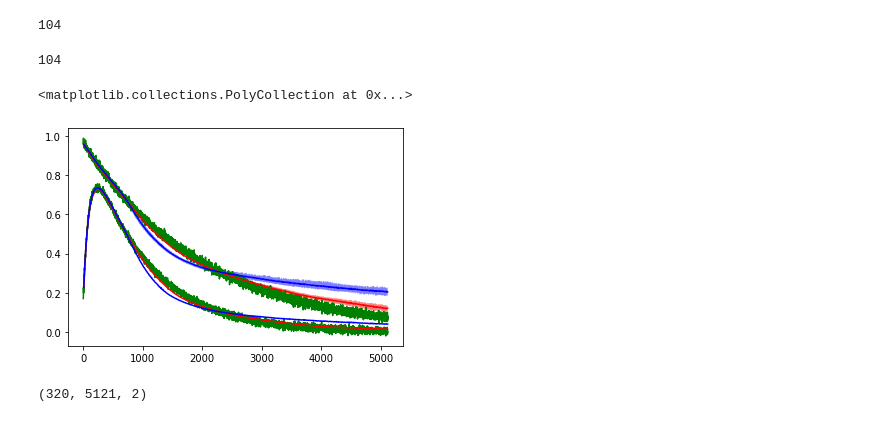
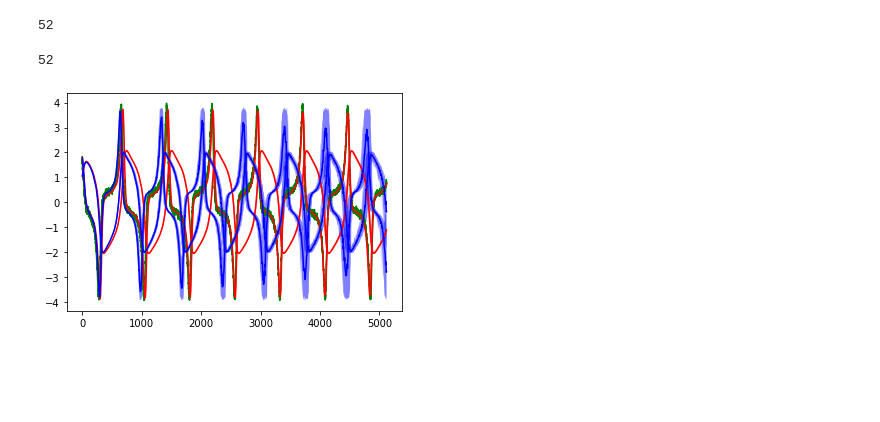
Before and after one commit to KatieJ16/ensemble_HiSTs, a Jupyter notebook: scripts/multiscale_HiTS_exp/Fig3.ipynb, the cells around one changed output. Drawn from its saved outputs; the diff is of its cells as text; code cells hidden in the pictures; blank space fills up the shorter version.

Commit message:
updating figure files

```diff
--- a/scripts/multiscale_HiTS_exp/Fig3.ipynb
+++ b/scripts/multiscale_HiTS_exp/Fig3.ipynb
@@ -83,17 +117,17 @@ def predict_random_combo(model_depends, models_original, test_data, timesteps =
     return y_pred_list_depends, y_pred_list_original, mse_depends, mse_original, t_list
 #===========================================================================================================
 # %%
-data_system = 'hyperbolic'
+data_system = 'VanDerPol'#'hyperbolic'
 
-system = 'hyperbolic'#400'
-noise = 0.1
-smallest_step = 8
-step_sizes = [8, 16, 32]
+system = 'VanDerPol'#'hyperbolic'#400'
+noise = 0.05
+smallest_step = 4#8
+step_sizes = [4, 8, 16]#[8, 16, 32]
 dt = 0.01
 
 num_lines = 500
 
-letter = 'b'
+letter = 'a'#'b'
 # noise_list = [0.0, 0.05, 0.1,0.2,  0.4, 0.8]
 
 # paths
@@ -246,15 +277,31 @@ for step_size in model_depends.step_sizes:
 to_plot = False
 timesteps = test_data.shape[1] - 1
 
-y_pred_list_depends = []
-y_pred_list_original= []
-t_list_list = []
+# y_pred_list_depends = []
+# y_pred_list_original= []
+# t_list_list = []
+
+mse_list_depends = list()
+mse_list_original = list()
+t_list_list = list()
+path_list = list()
+y_pred_list_depends = list()
+y_pred_list_original = list()
 #train all the random lines of both models
 for i in range(100):
 
-    y_preds_random_depends, y_preds_random_original, mse_random_depends, mse_random_original, t_list_random = predict_random_combo(model_depends, models_original, test_data[0:1], timesteps = timesteps, to_plot=False)
+#     if i%50 == 0:
+    print(i , "/ 500")
+    y_preds_random_depends, y_preds_random_original, mse_random_depends, mse_random_original, t_list_random = predict_random_combo(model_depends, models_original, test_data, timesteps = timesteps, to_plot=False)
     y_pred_list_depends.append(y_preds_random_depends[0,:])
     y_pred_list_original.append(y_preds_random_original[0,:])
+    mse_list_depends.append(mse_random_depends)
+    mse_list_original.append(mse_random_original)
     t_list_list.append(t_list_random)
+
+file_base = 'model_{}_depends_stepsize{}_noise{}_{}'.format(system, smallest_step, noise, letter)
+np.save(os.path.join(model_dir, file_base + "_time.npy"), np.array(t_list_list, dtype=object))
+np.save(os.path.join(model_dir, file_base + "_depends.npy"), np.array(mse_list_depends, dtype=object))
+np.save(os.path.join(model_dir, file_base + "_original.npy"), np.array(mse_list_original, dtype=object))
 # %% [output]
 test_data.shape =  (320, 5121, 2)
@@ -265,25 +329,21 @@ load  original_model_D32_noise0.1.pt
 # %%
-plt.plot(test_data[0], 'g')
+plt.plot(test_data[0,:,1:], 'g')
 
 ts_depends, means_depends, stds_depends, percent_95_depends, percent_5_depends = find_ave_random_paths(t_list_list, y_pred_list_depends)
 ts_original, means_original, stds_original, percent_95_original, percent_5_original = find_ave_random_paths(t_list_list, y_pred_list_original)
 
 plt.plot(ts_depends, means_depends, 'r')
 plt.plot(ts_original, means_original, 'b')
 
-plt.fill_between(ts_depends, percent_5_depends[:,0], percent_95_depends[:,0], facecolor='red', alpha=0.5)
-plt.fill_between(ts_original, percent_5_original[:,0], percent_95_original[:,0], facecolor='blue', alpha=0.5)
+for i in [0,1]:
+    plt.fill_between(ts_depends, percent_5_depends[:,i], percent_95_depends[:,i], facecolor='red', alpha=0.5)
+    plt.fill_between(ts_original, percent_5_original[:,i], percent_95_original[:,i], facecolor='blue', alpha=0.5)
 
 
 # for i in range(len(y_pred_list_depends)):
 #     plt.plot(t_list_list[i], y_pred_list_depends[i], 'r')
 #     plt.plot(t_list_list[i], y_pred_list_original[i], 'b')
 # %% [output]
-104
+52
-104
+52
-<matplotlib.collections.PolyCollection at 0x...>
-[figure, old version]
+[figure, new version]
-# %%
-test_data.shape
-# %% [output]
-(320, 5121, 2)
```
Also changed, not shown: parts of 8 cells of this notebook, 4 other files.
